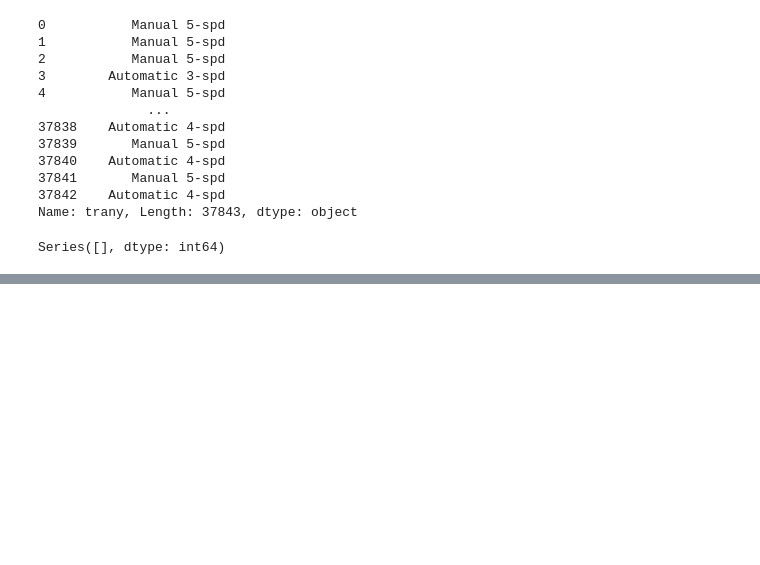
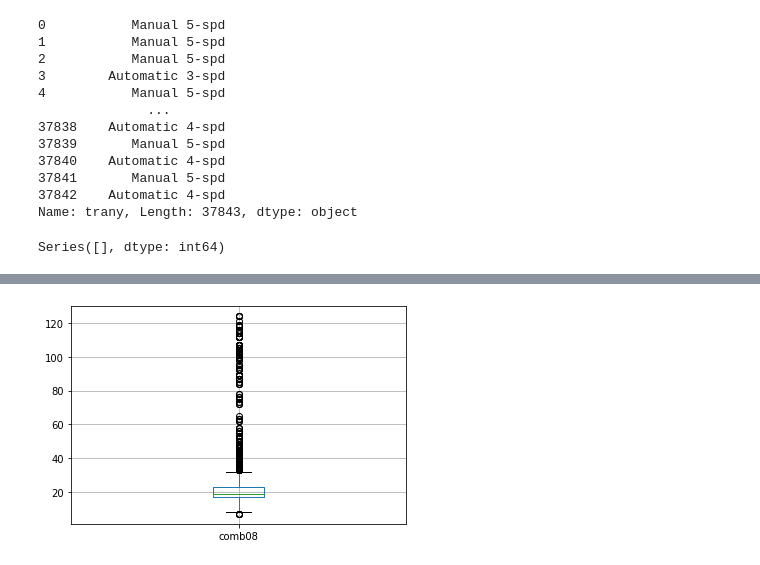
Before and after one commit to YonatanRA/clases_datamex0320, a Jupyter notebook: w2_d4 - Pandas deepdive.ipynb, the cells around one changed output, grey strips where cells are left out. Drawn from its saved outputs; the diff is of its cells as text; code cells hidden in the pictures; blank space fills up the shorter version.

```diff
--- a/w2_d4 - Pandas deepdive.ipynb
+++ b/w2_d4 - Pandas deepdive.ipynb
@@ -594,0 +707,4 @@ Series([], dtype: int64)
+# %%
+df[['comb08']].boxplot();
+# %% [output]
+[figure, added]
```
Also changed, not shown: parts of 60 cells of this notebook, 1 other file.
